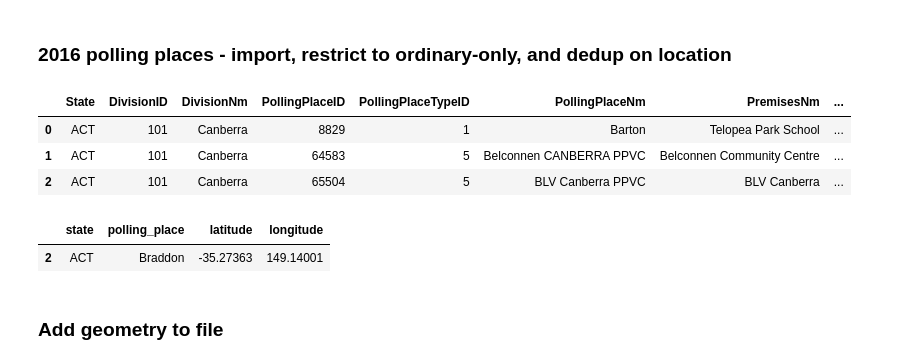
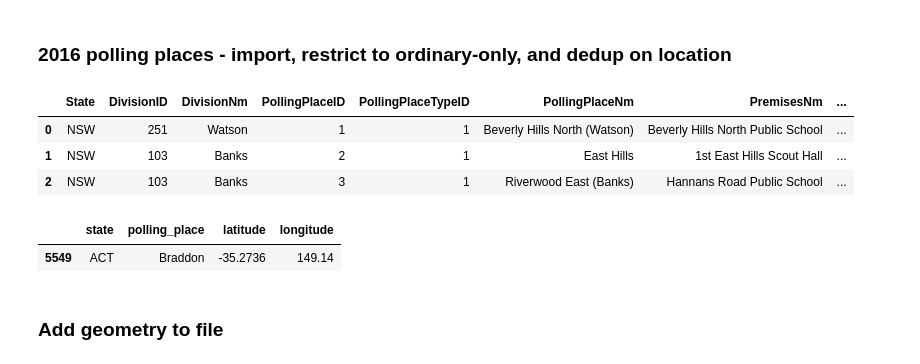
Before and after one commit to jaketclarke/australian_referenda, a Jupyter notebook: republic_referendum_analytics.ipynb, the cells around one changed output. Cells and saved outputs as stored; diff of their text form; code cells hidden in the pictures.

Commit message:
ended up with 2016 polling places in two places, was clearly not thinking at some stage. this fixes that

```diff
--- a/republic_referendum_analytics.ipynb
+++ b/republic_referendum_analytics.ipynb
@@ -344,7 +344,7 @@ df_pp_geom.head(3)
 ### 2016 polling places - import, restrict to ordinary-only, and dedup on location
 # %%
 # import
-filepath = '2016_federal_election_data/polling_places_2016.csv'
+filepath = 'federal_election_polling_places/pp_2016_election.csv'
 df_pp_2016 = pd.read_csv(
     filepath
 )
@@ -358,39 +358,39 @@ df_pp_2016 = df_pp_2016[df_pp_2016['PollingPlaceTypeID'] == 1]
 # create a polling place column (without seat in the name)
 lambda_polling_places = lambda x: left_of_bracket(x)
 df_pp_2016['polling_place'] = df_pp_2016['PollingPlaceNm'].apply(lambda_polling_places)
 
 # filter for relevant columns
 df_pp_2016 = df_pp_2016[[
     'State',
     'polling_place',
     'Latitude',
     'Longitude'
 ]]
 
 # make headers lower case
 df_pp_2016.columns = [x.lower() for x in df_pp_2016.columns]
 
 # de dup
 df_pp_2016 = df_pp_2016.reset_index()
 del df_pp_2016['index']
 df_pp_2016 = df_pp_2016.drop_duplicates()
 
 df_pp_2016.head(3)
 
 # test - is there only one braddon?
 display(df_pp_2016[df_pp_2016['polling_place']=="Braddon"])
 
 # export to csv
 df_pp_2016.to_csv(
-    '2016_federal_election_data/polling_places_2016_ordinary.csv'
+    'federal_election_polling_places/pp_2016_election_ordinary.csv'
 )
 # %% [output]
 |  | State | DivisionID | DivisionNm | PollingPlaceID | PollingPlaceTypeID | PollingPlaceNm | PremisesNm | ... |
-| 0 | ACT | 101 | Canberra | 8829 | 1 | Barton | Telopea Park School | ... |
-| 1 | ACT | 101 | Canberra | 64583 | 5 | Belconnen CANBERRA PPVC | Belconnen Community Centre | ... |
-| 2 | ACT | 101 | Canberra | 65504 | 5 | BLV Canberra PPVC | BLV Canberra | ... |
+| 0 | NSW | 251 | Watson | 1 | 1 | Beverly Hills North (Watson) | Beverly Hills North Public School | ... |
+| 1 | NSW | 103 | Banks | 2 | 1 | East Hills | 1st East Hills Scout Hall | ... |
+| 2 | NSW | 103 | Banks | 3 | 1 | Riverwood East (Banks) | Hannans Road Public School | ... |
 |  | state | polling_place | latitude | longitude |
-| 2 | ACT | Braddon | -35.27363 | 149.14001 |
+| 5549 | ACT | Braddon | -35.2736 | 149.14 |
 # %% [markdown]
 ### Add geometry to file
 # %%
```
Also changed, not shown: parts of 4 cells of this notebook, 3 other files.
